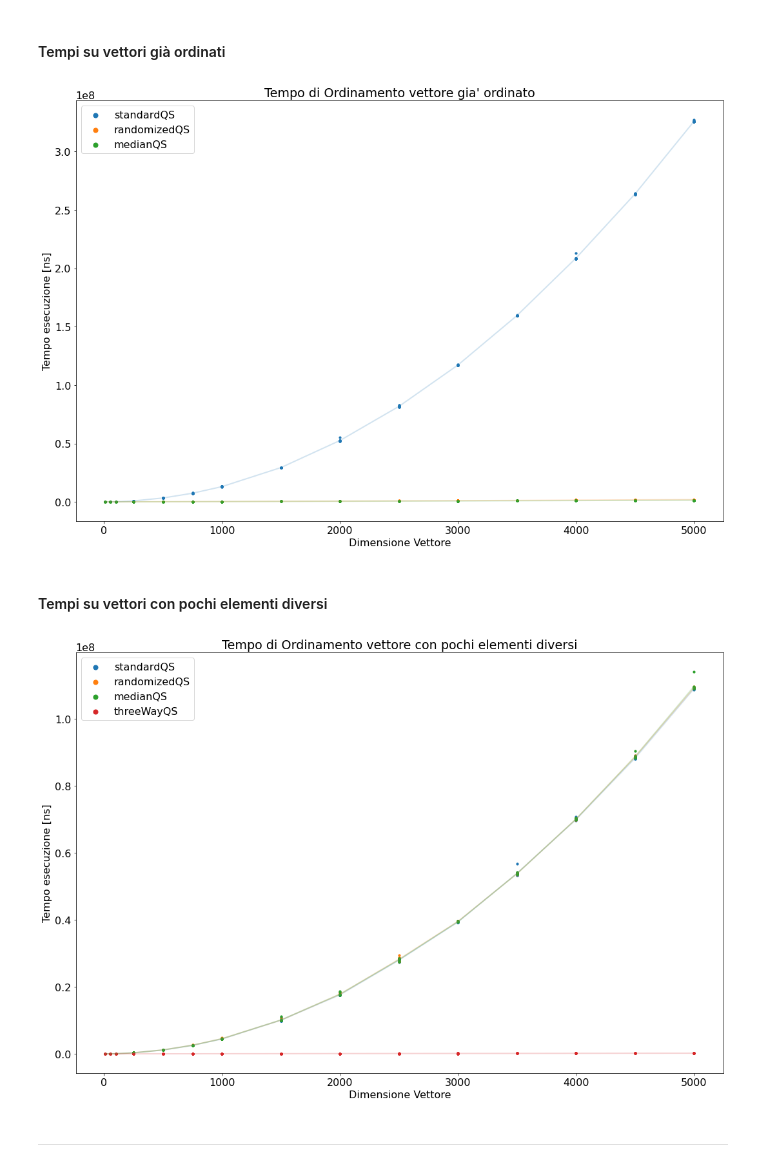
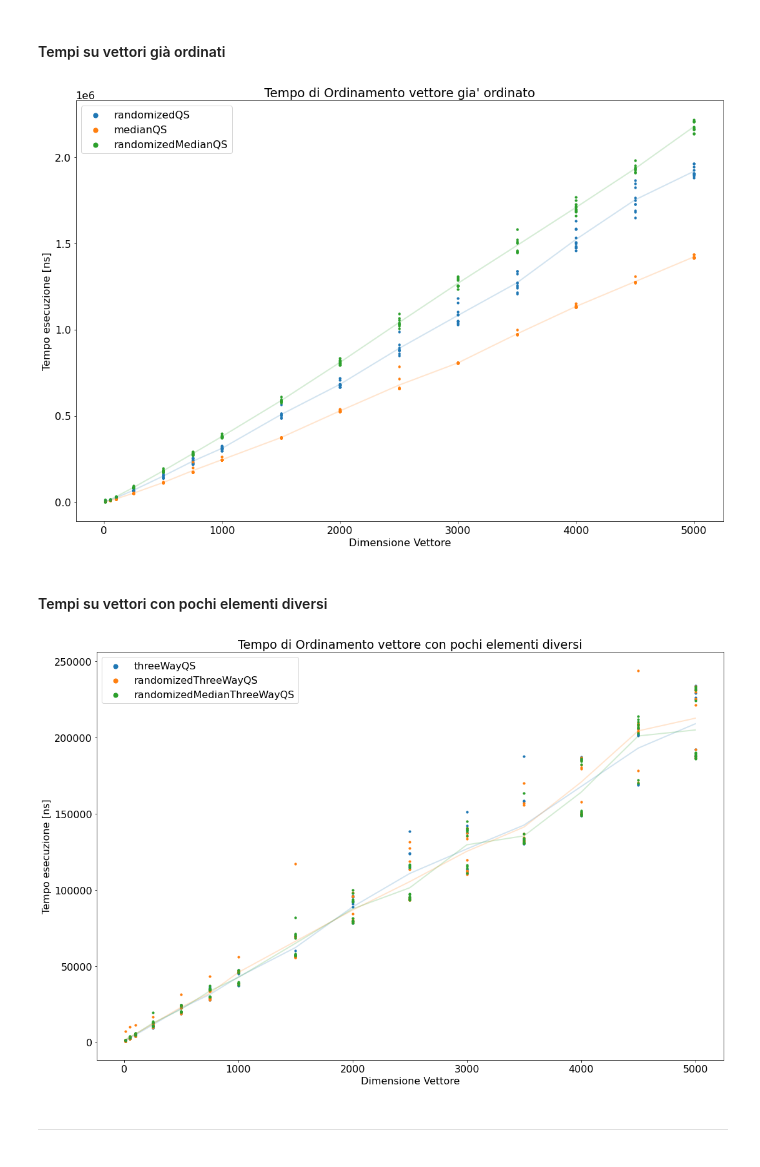
Before and after one commit to EdoardoTronconi/ProgettoSDA, a Jupyter notebook: Notebook/SDA.ipynb, the cells around one changed output. Drawn from its saved outputs; the diff is of its cells as text; code cells hidden in the pictures.

```diff
--- a/Notebook/SDA.ipynb
+++ b/Notebook/SDA.ipynb
@@ -305,22 +305,22 @@ plot_times_QS(resultsQS,
 #### Tempi su vettori già ordinati
 # %%
 plot_times_QS(resultsQS,
-              Algos=['standardQS','randomizedQS', 'medianQS'],
-              #Algos=['randomizedQS','medianQS','randomizedMedianQS'],
+              #Algos=['standardQS','randomizedQS', 'medianQS'],
+              Algos=['randomizedQS','medianQS','randomizedMedianQS'],
               Sizes=SIZES_QS,
               Sorted=True)
 # %% [output]
-[figure, old version]
+[figure, new version]
 # %% [markdown]
 #### Tempi su vettori con pochi elementi diversi
 # %%
 plot_times_QS(resultsQS,
-              Algos=['standardQS','randomizedQS', 'medianQS','threeWayQS'],
-              #Algos=['threeWayQS', 'randomizedThreeWayQS', 'randomizedMedianThreeWayQS'],
+              #Algos=['standardQS','randomizedQS', 'medianQS','threeWayQS'],
+              Algos=['threeWayQS', 'randomizedThreeWayQS', 'randomizedMedianThreeWayQS'],
               Sizes=SIZES_QS,
               FewUnique=True,
               Sorted=False)
 # %% [output]
-[figure, old version]
+[figure, new version]
 # %% [markdown]
 ***
```
Also changed, not shown: parts of 3 cells of this notebook, 3 other files.
